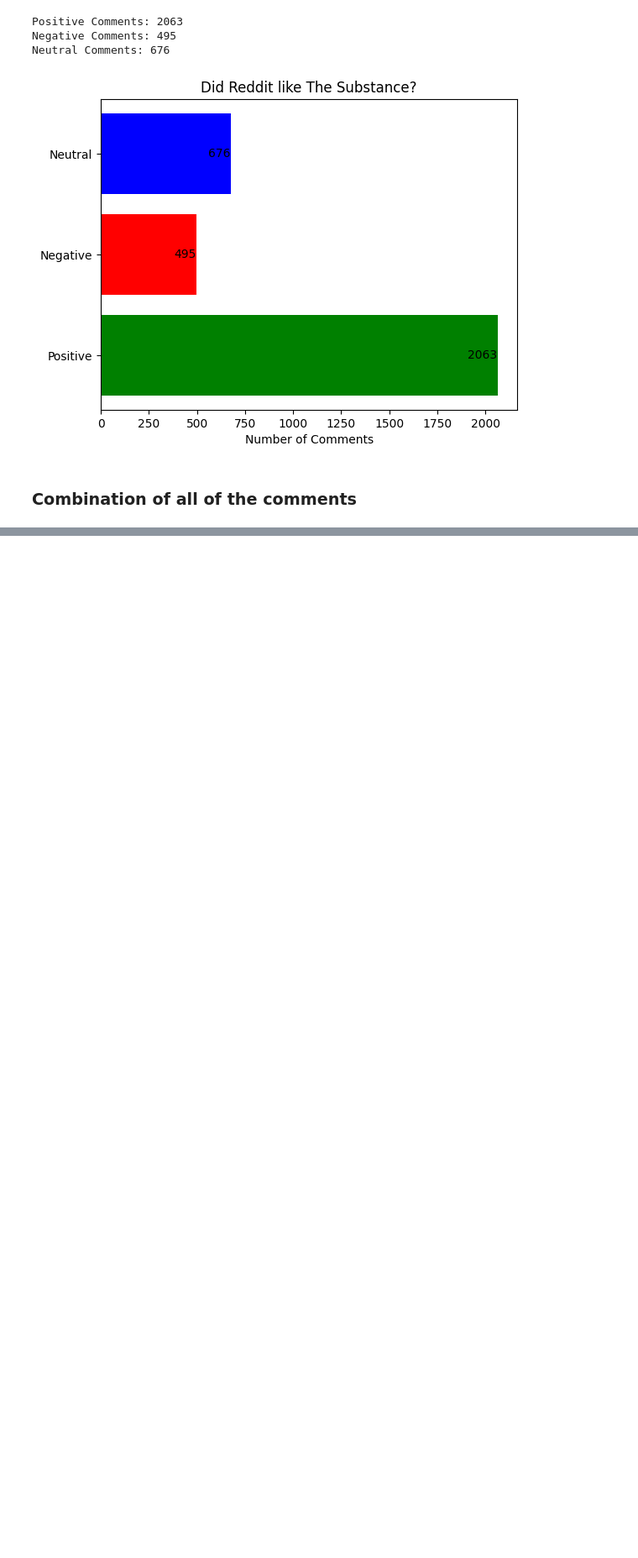
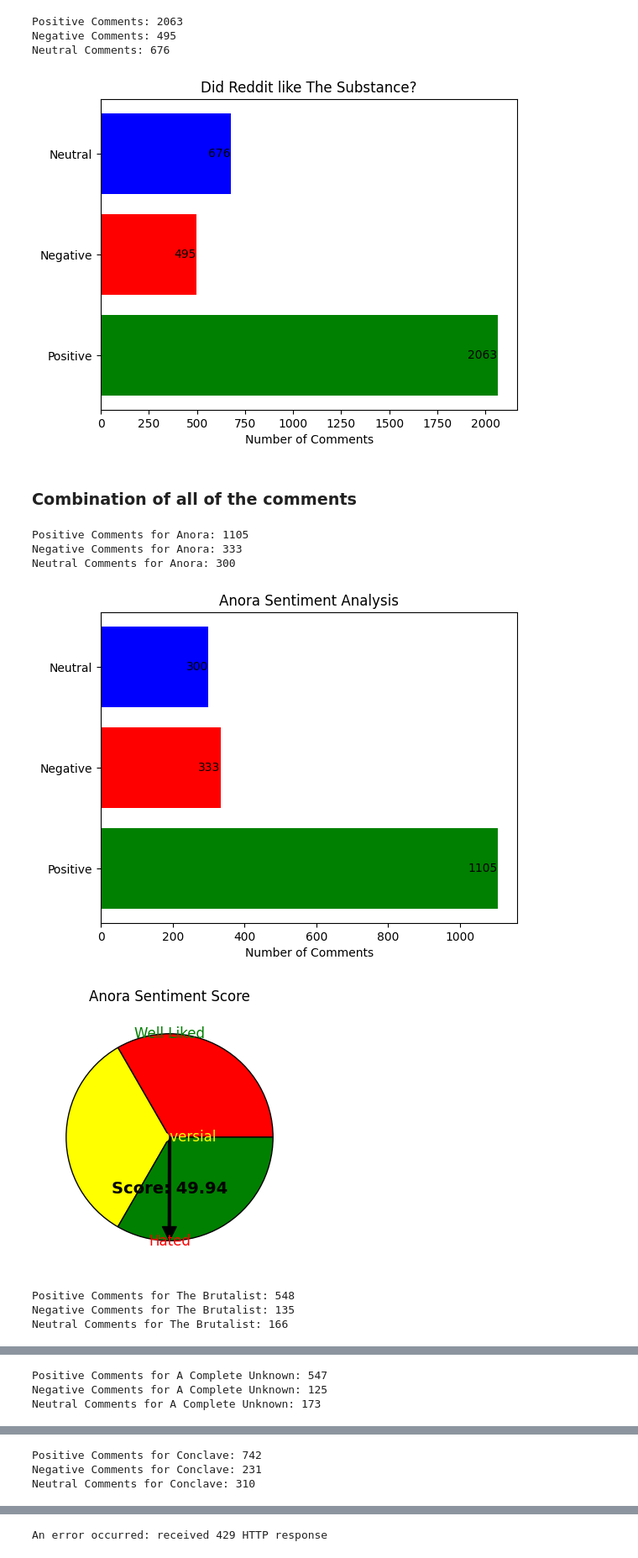
Before and after one commit to johnpherson/oscars, a Jupyter notebook: oscars.ipynb, the cells around one changed output, grey strips where cells are left out. Shown at 84% size. Drawn from its saved outputs; the diff is of its cells as text; code cells hidden in the pictures; blank space fills up the shorter version.

```diff
--- a/oscars.ipynb
+++ b/oscars.ipynb
@@ -809,11 +809,11 @@ from textblob import TextBlob
 from matplotlib.patches import Wedge
 import os
 import numpy as np
-
+import time
 
 # Assuming you're using PRAW for Reddit API access
-reddit = praw.Reddit(client_id=client_id,
-                     client_secret=api_key,
+reddit = praw.Reddit(client_id='your_client_id',
+                     client_secret='your_api_key',
                      user_agent='my_reddit_script_jpherson')
 
 # Define the analyze_sentiment function
@@ -893,7 +893,10 @@ for movie, url in urls_and_movies:
 
         ################################# Needle Gauge Viz #################################
 
-        # Calculate the score
+        # Calculate the score (now based on correct counts for each movie)
+        positive_count = len(positive_comments)
+        negative_count = len(negative_comments)
+        neutral_count = len(neutral_comments)
         total_comments = positive_count + negative_count + neutral_count
         if total_comments > 0:
             score = (positive_count - negative_count) / total_comments * 100
@@ -916,30 +919,39 @@ for movie, url in urls_and_movies:
 
         # Add the needle
         needle_angle = (score + 100) * 1.8  # Convert score to angle
         ax.annotate('', xy=(0.5 + 0.4 * np.cos(np.radians(needle_angle)), 0.5 + 0.4 * np.sin(np.radians(needle_angle))),
                     xytext=(0.5, 0.5), arrowprops=dict(facecolor='black', edgecolor='black', width=2))
 
         # Add labels
         ax.text(0.5, 0.1, 'Hated', horizontalalignment='center', verticalalignment='center', fontsize=12, color='red')
         ax.text(0.5, 0.5, 'Controversial', horizontalalignment='center', verticalalignment='center', fontsize=12, color='yellow')
         ax.text(0.5, 0.9, 'Well Liked', horizontalalignment='center', verticalalignment='center', fontsize=12, color='green')
 
         # Add the score
         ax.text(0.5, 0.3, f'Score: {score:.2f}', horizontalalignment='center', verticalalignment='center', fontsize=14, fontweight='bold')
 
         # Remove axes
         ax.axis('off')
 
         plt.title(f'{movie} Sentiment Score')
         plt.show()
 
 # Exception handling
     except praw.exceptions.APIException as e:
             if e.error_type == 'RATELIMIT':
                 print(f'Rate limit exceeded. Sleeping for {e.sleep_time} seconds.')
                 time.sleep(e.sleep_time)
             else:
                 raise
     except Exception as e:
             print(f'An error occurred: {e}')
             time.sleep(60)  # Sleep for 60 seconds before retrying
+# %% [output]
+Positive Comments for Anora: 1105
+Negative Comments for Anora: 333
+Neutral Comments for Anora: 300
+[figure, added]
+[figure, added]
+Positive Comments for The Brutalist: 548
+Negative Comments for The Brutalist: 135
+Neutral Comments for The Brutalist: 166
@@ -945,0 +960,3 @@ for movie, url in urls_and_movies:
+Positive Comments for A Complete Unknown: 547
+Negative Comments for A Complete Unknown: 125
+Neutral Comments for A Complete Unknown: 173
@@ -945,0 +965,3 @@ for movie, url in urls_and_movies:
+Positive Comments for Conclave: 742
+Negative Comments for Conclave: 231
+Neutral Comments for Conclave: 310
@@ -945,0 +970 @@ for movie, url in urls_and_movies:
+An error occurred: received 429 HTTP response
```
Also changed, not shown: parts of 1 cell of this notebook.
